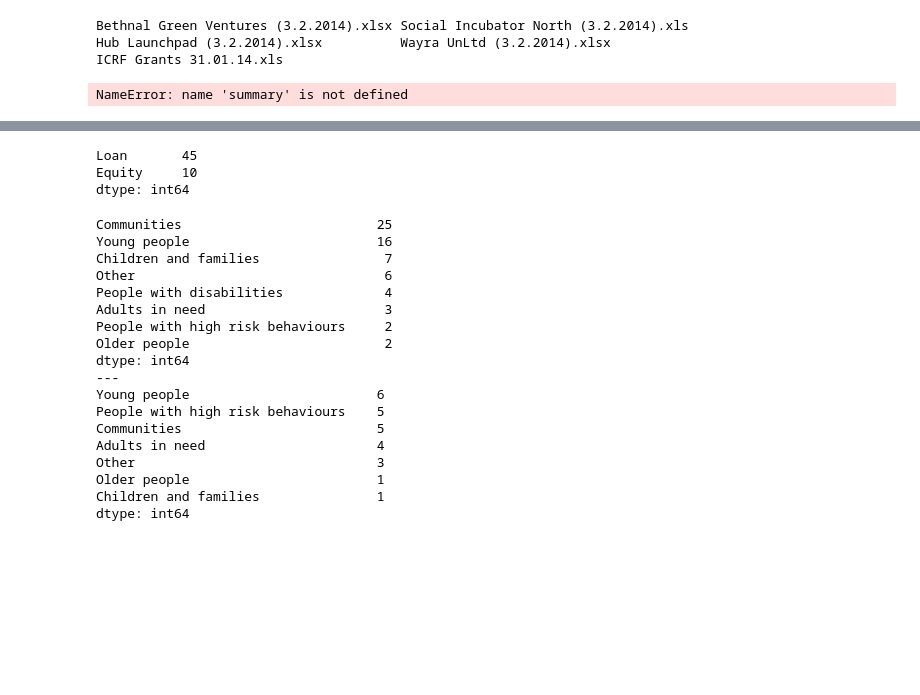
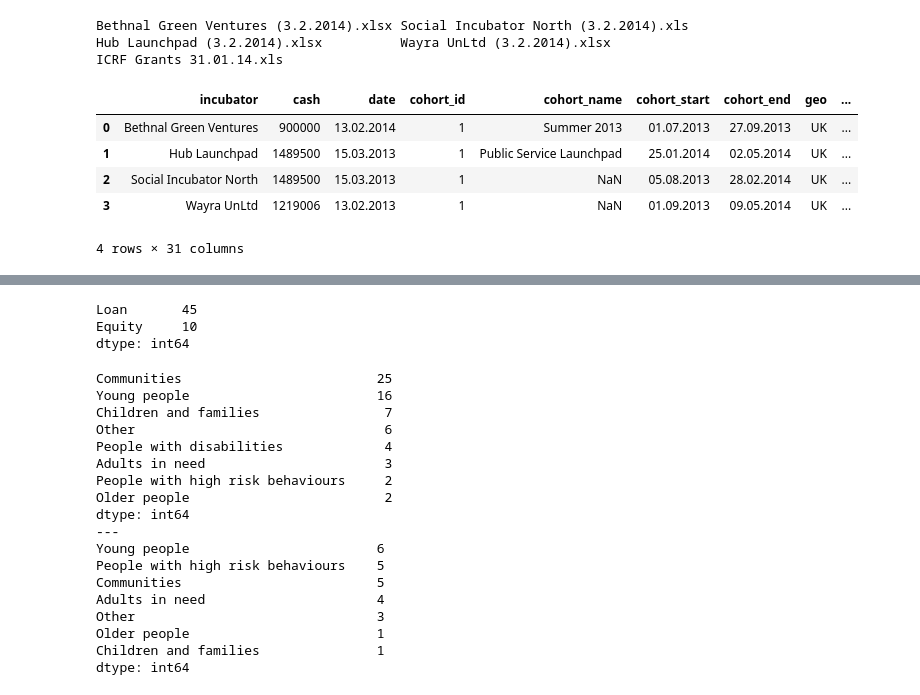
Before and after one commit to datagovuk/ckanext-dgu, a Jupyter notebook: ckanext/dgu/theme/src/scripts/json/investment-readiness-programme/ETL with pandas.ipynb, the cells around one changed output, grey strips where cells are left out. Drawn from its saved outputs; the diff is of its cells as text; code cells hidden in the pictures; blank space fills up the shorter version.

```diff
--- a/ckanext/dgu/theme/src/scripts/json/investment-readiness-programme/ETL with pandas.ipynb
+++ b/ckanext/dgu/theme/src/scripts/json/investment-readiness-programme/ETL with pandas.ipynb
@@ -15,33 +15,38 @@ ICRF Grants 31.01.14.xls
 # %%
 ## LOAD INCUBATOR SUMMARIES
 ##
 sheet0_headers = [
            'incubator', 'cash', 'date', 'cohort_id', 'cohort_name', 'cohort_start',
            'cohort_end', 'geo', 'num_interested', '_ignore1', '_ignore2',  'num_applications', 'source_applications',
            'source_applications2',
            'question1', 'question2', 'age_lead_applicants', 'age_winning_founders',
            'percent_male', 'percent_female', 'num_employees', 'percent_teams_one_female',
            'percent_teams_half_female',
            'num_beneficiaries', 'num_beneficiaries_increase_6months', 'num_countries',
            'num_investor_opportunities', 'total_new_investment', 'num_teams_on_icrf',
            'num_teams_on_other', 'num_teams_public_service_contracts', 'num_investors_engaged',
            'withdrawls'
 ]
 def load_sheet0(filename):
     tmp = pandas.read_excel(filename,0,skip_footer=8,names=sheet0_headers)
     tmp = tmp[ tmp['incubator'].notnull() ]
     tmp = tmp.drop(['_ignore1','_ignore2'],axis=1)
     return tmp
 # --
 summary_bethnal = load_sheet0('data/Bethnal Green Ventures (3.2.2014).xlsx')
 summary_hub     = load_sheet0('data/Hub Launchpad (3.2.2014).xlsx')
 summary_north   = load_sheet0('data/Social Incubator North (3.2.2014).xls')
 summary_wayra   = load_sheet0('data/Wayra UnLtd (3.2.2014).xlsx')
-summarya = pandas.concat([ summary_bethnal, summary_hub, summary_north, summary_wayra ], ignore_index=True)
+summary = pandas.concat([ summary_bethnal, summary_hub, summary_north, summary_wayra ], ignore_index=True)
 ## -- This doesn't tell us a lot...
 summary
 # %% [output]
+|  | incubator | cash | date | cohort_id | cohort_name | cohort_start | cohort_end | geo | ... |
+| 0 | Bethnal Green Ventures | 900000 | 13.02.2014 | 1 | Summer 2013 | 01.07.2013 | 27.09.2013 | UK | ... |
+| 1 | Hub Launchpad | 1489500 | 15.03.2013 | 1 | Public Service Launchpad | 25.01.2014 | 02.05.2014 | UK | ... |
+| 2 | Social Incubator North | 1489500 | 15.03.2013 | 1 | NaN | 05.08.2013 | 28.02.2014 | UK | ... |
+| 3 | Wayra UnLtd | 1219006 | 13.02.2013 | 1 | NaN | 01.09.2013 | 09.05.2014 | UK | ... |
-NameError: name 'summary' is not defined
+4 rows × 31 columns
 # %%
 ## IMPORT SUMMARY OF VENTURES
 sheet1_headers = ['venture', 'target', 'target2', 'sector',
```
Also changed, not shown: parts of 14 cells of this notebook, 9 other files.
